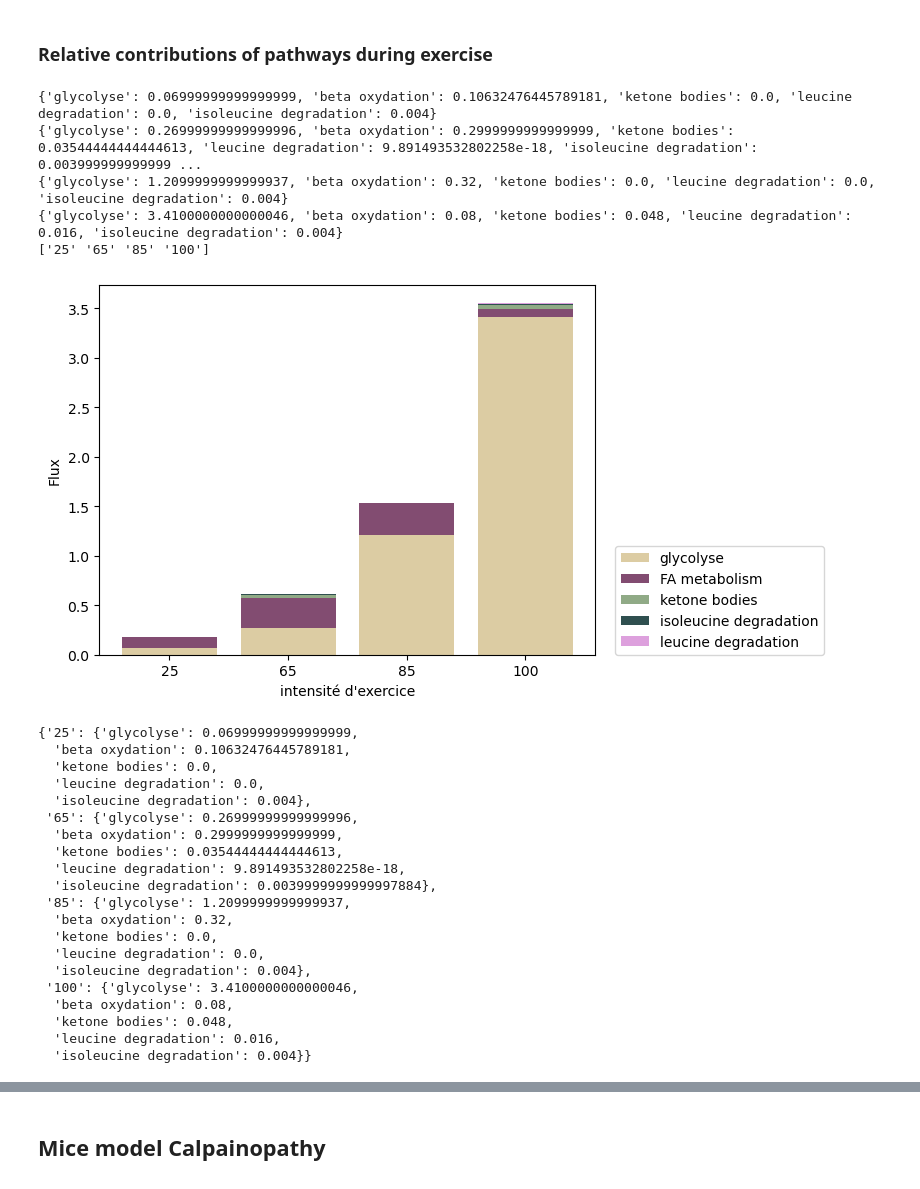
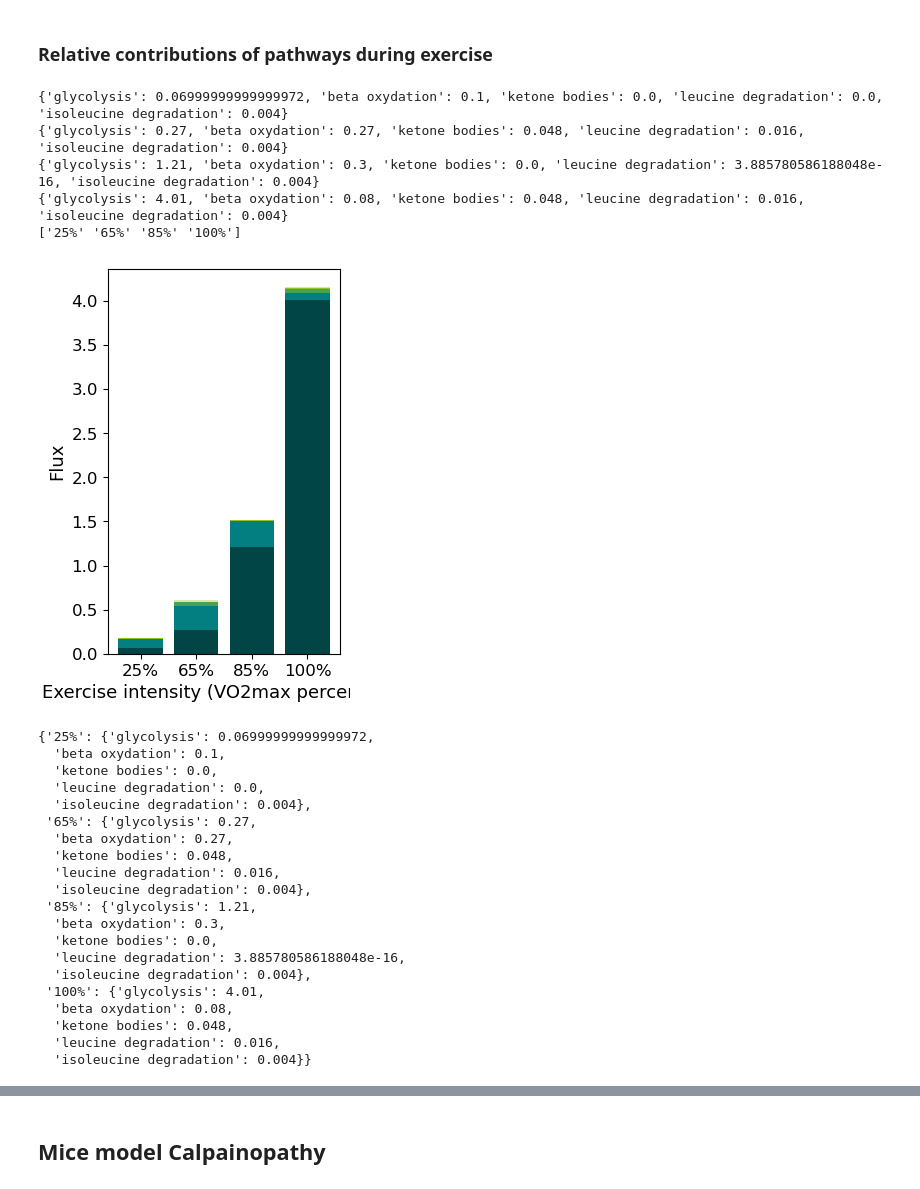
Before and after one commit to csiharath/Mitocore_Calpainopathy, a Jupyter notebook: exercice_metabolism.ipynb, the cells around one changed output, grey strips where cells are left out. Saved outputs shown, nothing was run; the diff lists cells and outputs as text; code cells hidden in the pictures.

Commit message:
visualisation update

```diff
--- a/exercice_metabolism.ipynb
+++ b/exercice_metabolism.ipynb
@@ -300,18 +404,19 @@ mitocore_mouse25.reactions.HDCAtr.bounds
 # %%
 if VO2max_25 and mouse_WT:
+    # mitocore_mouse25.reactions.r0732.bounds = (0.12,1000)
     output25=Utils_Cobrapy.define_boundary_and_run_model(model=mitocore_mouse25,O2_upper_bound=3.7,glucose_upper_bound=0.03,
-        FA_upper_bound=0.12,hydroxybutyrate_upper_bound=0.048,Acetoacetate_upper_bound=0.114, atp_value=14.6)
+        FA_upper_bound=0.1,hydroxybutyrate_upper_bound=0.048,Acetoacetate_upper_bound=0.114, atp_value=14.6, FVA=True)
 
 if VO2max_65 and mouse_WT:
     # mitocore_mouse.reactions.r0732.bounds = (0.75,1000)
     output65=Utils_Cobrapy.define_boundary_and_run_model(model=mitocore_mouse65,O2_upper_bound=7.9,glucose_upper_bound=0.13,
-        FA_upper_bound=0.3,hydroxybutyrate_upper_bound=0.048,Acetoacetate_upper_bound=0.114, atp_value=36.52)
+        FA_upper_bound=0.27,hydroxybutyrate_upper_bound=0.048,Acetoacetate_upper_bound=0.114, atp_value=36.52, FVA=True)
 
 if VO2max_85 and mouse_WT:
     # mitocore_mouse.reactions.r0732.bounds = (1,1000)
     output85=Utils_Cobrapy.define_boundary_and_run_model(model=mitocore_mouse85,O2_upper_bound=11.1,glucose_upper_bound=0.6,
-        FA_upper_bound=0.32,hydroxybutyrate_upper_bound=0.048,Acetoacetate_upper_bound=0.114, atp_value=54.8)
+        FA_upper_bound=0.3,hydroxybutyrate_upper_bound=0.048,Acetoacetate_upper_bound=0.114, atp_value=54.8, FVA=True)
 
 if VO2max_100 and mouse_WT:
-    output100=Utils_Cobrapy.define_boundary_and_run_model(model=mitocore_mouse100,O2_upper_bound=14,glucose_upper_bound=1.7,
-        FA_upper_bound=0.08,hydroxybutyrate_upper_bound=0.048,Acetoacetate_upper_bound=0.114, atp_value=1000)
+    output100=Utils_Cobrapy.define_boundary_and_run_model(model=mitocore_mouse100,O2_upper_bound=14,glucose_upper_bound=2,
+        FA_upper_bound=0.08,hydroxybutyrate_upper_bound=0.048,Acetoacetate_upper_bound=0.114, atp_value=75, FVA=True)
@@ -603,34 +630,34 @@ if mouse_WT:
 # %% [markdown]
 ### Relative contributions of pathways during exercise
 # %%
-dict_results_voie_metabolique["25"]=output25[1]
-dict_results_voie_metabolique["65"]=output65[1]
-dict_results_voie_metabolique["85"]=output85[1]
-dict_results_voie_metabolique["100"]=output100[1]
+dict_results_voie_metabolique["25%"]=output25[1]
+dict_results_voie_metabolique["65%"]=output65[1]
+dict_results_voie_metabolique["85%"]=output85[1]
+dict_results_voie_metabolique["100%"]=output100[1]
 Utils_Cobrapy.plot_voie_metabolique_ou_accoa(dict_results_voie_metabolique,"plot_mouse_voie_metabolique.png")
 # %% [output]
-{'glycolyse': 0.06999999999999999, 'beta oxydation': 0.10632476445789181, 'ketone bodies': 0.0, 'leucine degradation': 0.0, 'isoleucine degradation': 0.004}
-{'glycolyse': 0.26999999999999996, 'beta oxydation': 0.2999999999999999, 'ketone bodies': 0.03544444444444613, 'leucine degradation': 9.891493532802258e-18, 'isoleucine degradation': 0.003999999999999 ...
-{'glycolyse': 1.2099999999999937, 'beta oxydation': 0.32, 'ketone bodies': 0.0, 'leucine degradation': 0.0, 'isoleucine degradation': 0.004}
-{'glycolyse': 3.4100000000000046, 'beta oxydation': 0.08, 'ketone bodies': 0.048, 'leucine degradation': 0.016, 'isoleucine degradation': 0.004}
-['25' '65' '85' '100']
+{'glycolysis': 0.06999999999999972, 'beta oxydation': 0.1, 'ketone bodies': 0.0, 'leucine degradation': 0.0, 'isoleucine degradation': 0.004}
+{'glycolysis': 0.27, 'beta oxydation': 0.27, 'ketone bodies': 0.048, 'leucine degradation': 0.016, 'isoleucine degradation': 0.004}
+{'glycolysis': 1.21, 'beta oxydation': 0.3, 'ketone bodies': 0.0, 'leucine degradation': 3.885780586188048e-16, 'isoleucine degradation': 0.004}
+{'glycolysis': 4.01, 'beta oxydation': 0.08, 'ketone bodies': 0.048, 'leucine degradation': 0.016, 'isoleucine degradation': 0.004}
+['25%' '65%' '85%' '100%']
-[figure, old version]
+[figure, new version]
-{'25': {'glycolyse': 0.06999999999999999,
-  'beta oxydation': 0.10632476445789181,
+{'25%': {'glycolysis': 0.06999999999999972,
+  'beta oxydation': 0.1,
   'ketone bodies': 0.0,
   'leucine degradation': 0.0,
   'isoleucine degradation': 0.004},
- '65': {'glycolyse': 0.26999999999999996,
-  'beta oxydation': 0.2999999999999999,
-  'ketone bodies': 0.03544444444444613,
-  'leucine degradation': 9.891493532802258e-18,
-  'isoleucine degradation': 0.0039999999999997884},
- '85': {'glycolyse': 1.2099999999999937,
-  'beta oxydation': 0.32,
+ '65%': {'glycolysis': 0.27,
+  'beta oxydation': 0.27,
+  'ketone bodies': 0.048,
+  'leucine degradation': 0.016,
+  'isoleucine degradation': 0.004},
+ '85%': {'glycolysis': 1.21,
+  'beta oxydation': 0.3,
   'ketone bodies': 0.0,
-  'leucine degradation': 0.0,
+  'leucine degradation': 3.885780586188048e-16,
   'isoleucine degradation': 0.004},
- '100': {'glycolyse': 3.4100000000000046,
+ '100%': {'glycolysis': 4.01,
   'beta oxydation': 0.08,
   'ketone bodies': 0.048,
   'leucine degradation': 0.016,
```
Also changed, not shown: parts of 163 cells of this notebook, 1 other file.
